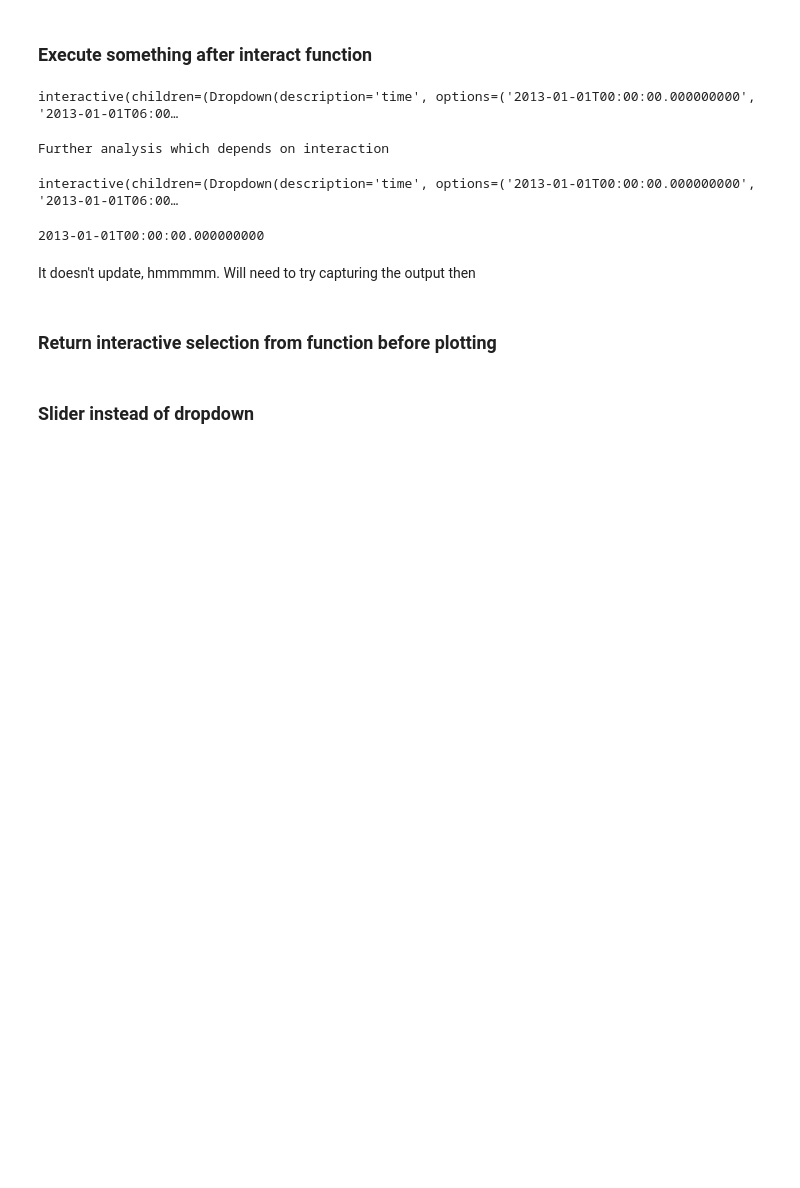
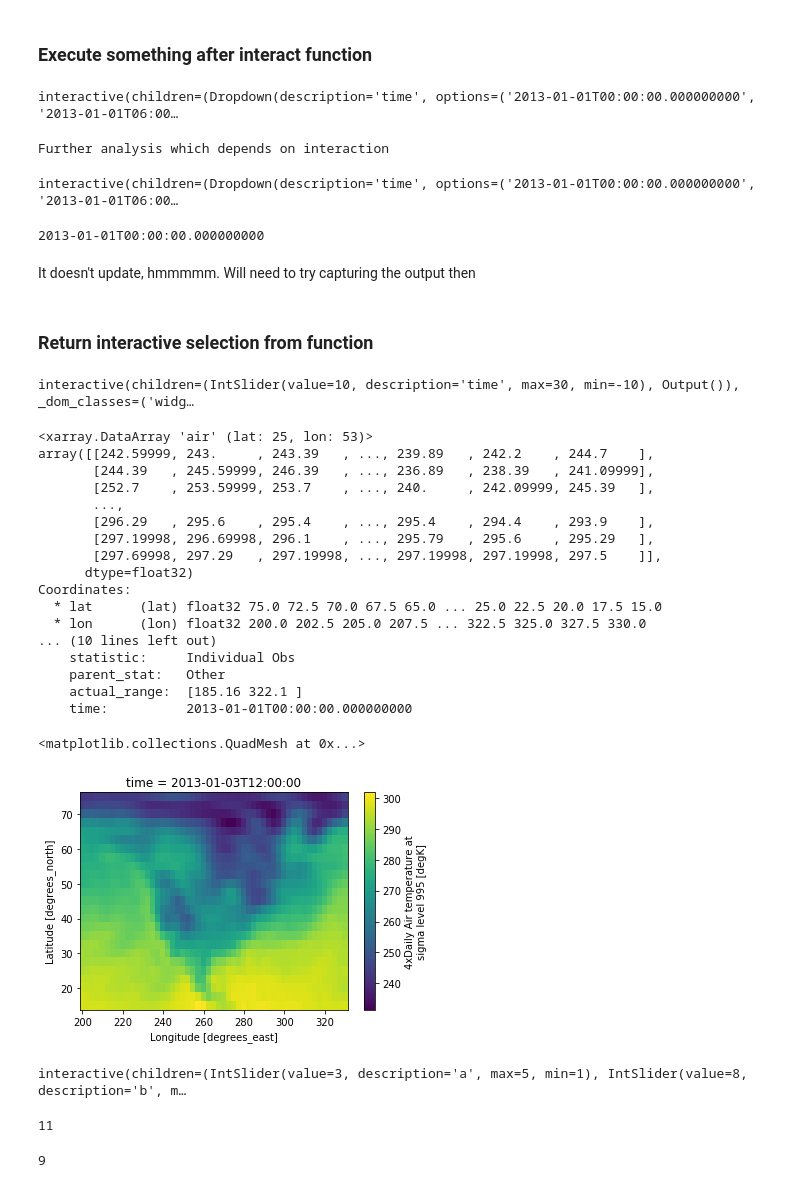
Before and after one commit to TomNicholas/xarray-interactive, a Jupyter notebook: dev.ipynb, the cells around one changed output. Cells and saved outputs as stored; diff of their text form; code cells hidden in the pictures; blank space fills up the shorter version.

Commit message:
return value of interact isn't suitable for method chaining

```diff
--- a/dev.ipynb
+++ b/dev.ipynb
@@ -100,12 +212,60 @@ interactive(children=(Dropdown(description='time', options=('2013-01-01T00:00:00
 # %% [markdown]
 It doesn't update, hmmmmm. Will need to try capturing the output then
 # %% [markdown]
-### Return interactive selection from function before plotting
+### Return interactive selection from function
 # %%
-def sel(da, time):
-    return da.sel(time=time, method='nearest')
+def interactive_isel(da, time):
+
+    def _isel_with_da(time):
+        return da.isel(time=time)
+
+    return interactive(_isel_with_da, time=time)
+# %%
+w = interactive_isel(da, time=10)
+display(w)
+print(w.result)
+w.result.plot()
+# %% [output]
+interactive(children=(IntSlider(value=10, description='time', max=30, min=-10), Output()), _dom_classes=('widg…
+<xarray.DataArray 'air' (lat: 25, lon: 53)>
+array([[242.59999, 243.     , 243.39   , ..., 239.89   , 242.2    , 244.7    ],
+       [244.39   , 245.59999, 246.39   , ..., 236.89   , 238.39   , 241.09999],
+       [252.7    , 253.59999, 253.7    , ..., 240.     , 242.09999, 245.39   ],
+       ...,
+       [296.29   , 295.6    , 295.4    , ..., 295.4    , 294.4    , 293.9    ],
+       [297.19998, 296.69998, 296.1    , ..., 295.79   , 295.6    , 295.29   ],
+       [297.69998, 297.29   , 297.19998, ..., 297.19998, 297.19998, 297.5    ]],
+      dtype=float32)
+Coordinates:
+  * lat      (lat) float32 75.0 72.5 70.0 67.5 65.0 ... 25.0 22.5 20.0 17.5 15.0
+  * lon      (lon) float32 200.0 202.5 205.0 207.5 ... 322.5 325.0 327.5 330.0
+... (10 lines left out)
+    statistic:     Individual Obs
+    parent_stat:   Other
+    actual_range:  [185.16 322.1 ]
+    time:          2013-01-01T00:00:00.000000000
+<matplotlib.collections.QuadMesh at 0x...>
+[figure, added]
+# %%
+from ipywidgets import interactive
+
+# Define any function
+def f(a, b):
+    return a + b
+
+# Create sliders using interactive
+w = interactive(f, a=(1,5), b=(6,10))
+
+# You can also view this in a notebook without using display.
+display(w)
+print(w.result)
+# %% [output]
+interactive(children=(IntSlider(value=3, description='a', max=5, min=1), IntSlider(value=8, description='b', m…
+11
+# %%
+w.result
+# %% [output]
+9
 # %%
 # This will fail with AttributeError: 'function' object has no attribute 'plot'
 #interact(sel, da=fixed(da), time=all_times).plot()
-# %% [markdown]
-### Slider instead of dropdown
```
Also changed, not shown: parts of 23 cells of this notebook.
